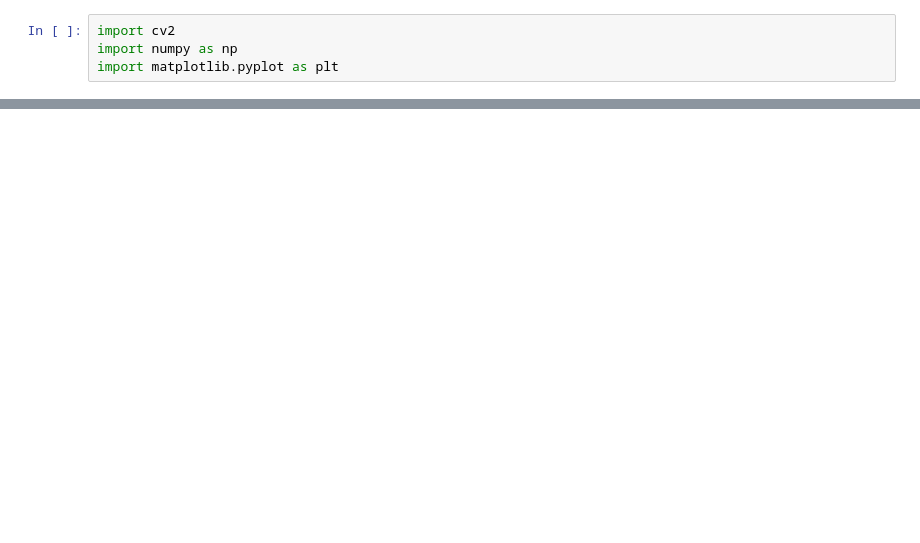
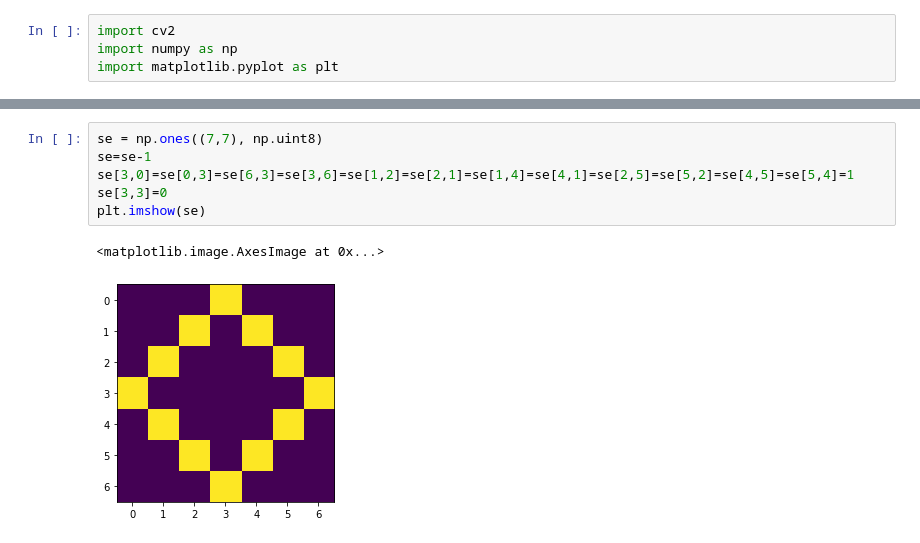
Before and after one commit to AlviNabil/Image_Processing, a Jupyter notebook: untitled folder/c.ipynb, the cells around one changed output, grey strips where cells are left out. Saved outputs shown, nothing was run; the diff lists cells and outputs as text; blank space fills up the shorter version.

```diff
--- a/untitled folder/c.ipynb
+++ b/untitled folder/c.ipynb
@@ -66,0 +19,9 @@ plt.imshow(img,"gray")
+# %%
+se = np.ones((7,7), np.uint8)
+se=se-1
+se[3,0]=se[0,3]=se[6,3]=se[3,6]=se[1,2]=se[2,1]=se[1,4]=se[4,1]=se[2,5]=se[5,2]=se[4,5]=se[5,4]=1
+se[3,3]=0
+plt.imshow(se)
+# %% [output]
+<matplotlib.image.AxesImage at 0x...>
+[figure, added]
```
Also changed, not shown: parts of 11 cells of this notebook, 7 other files.
